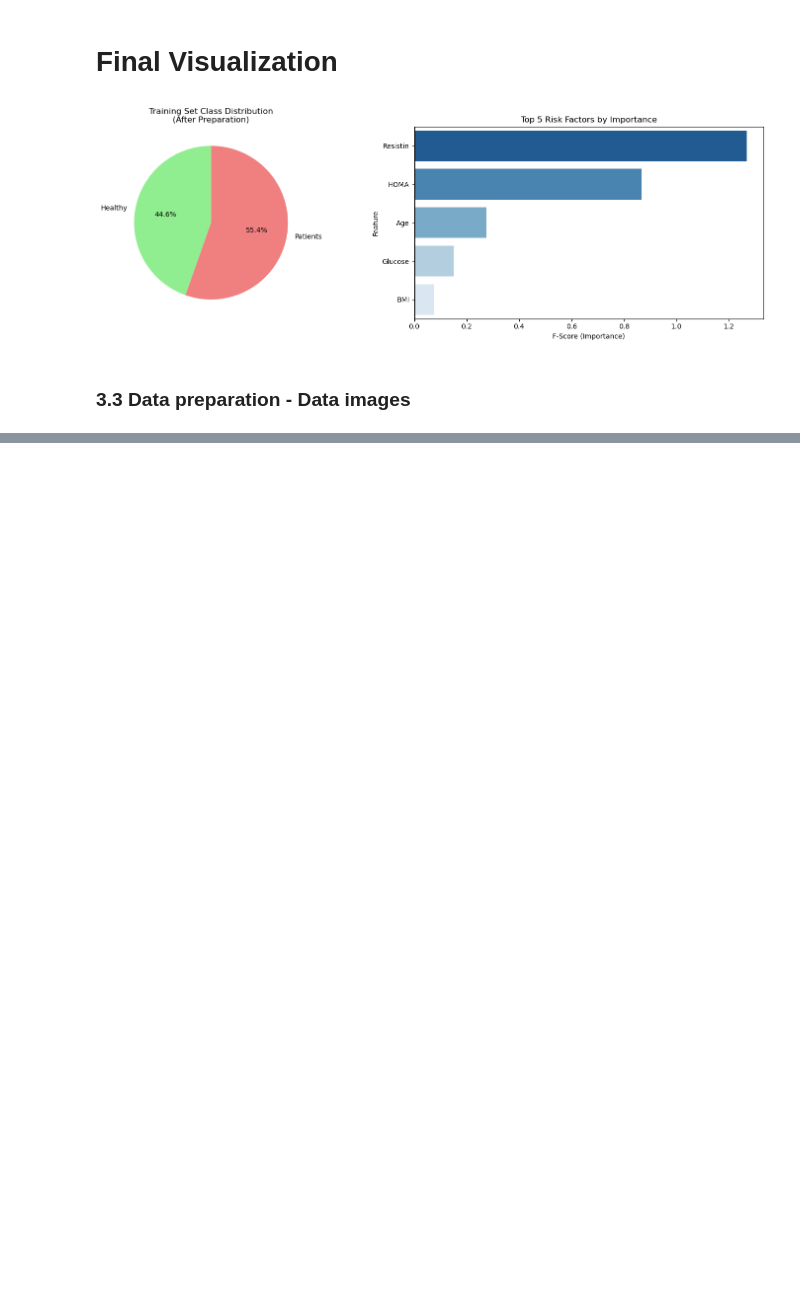
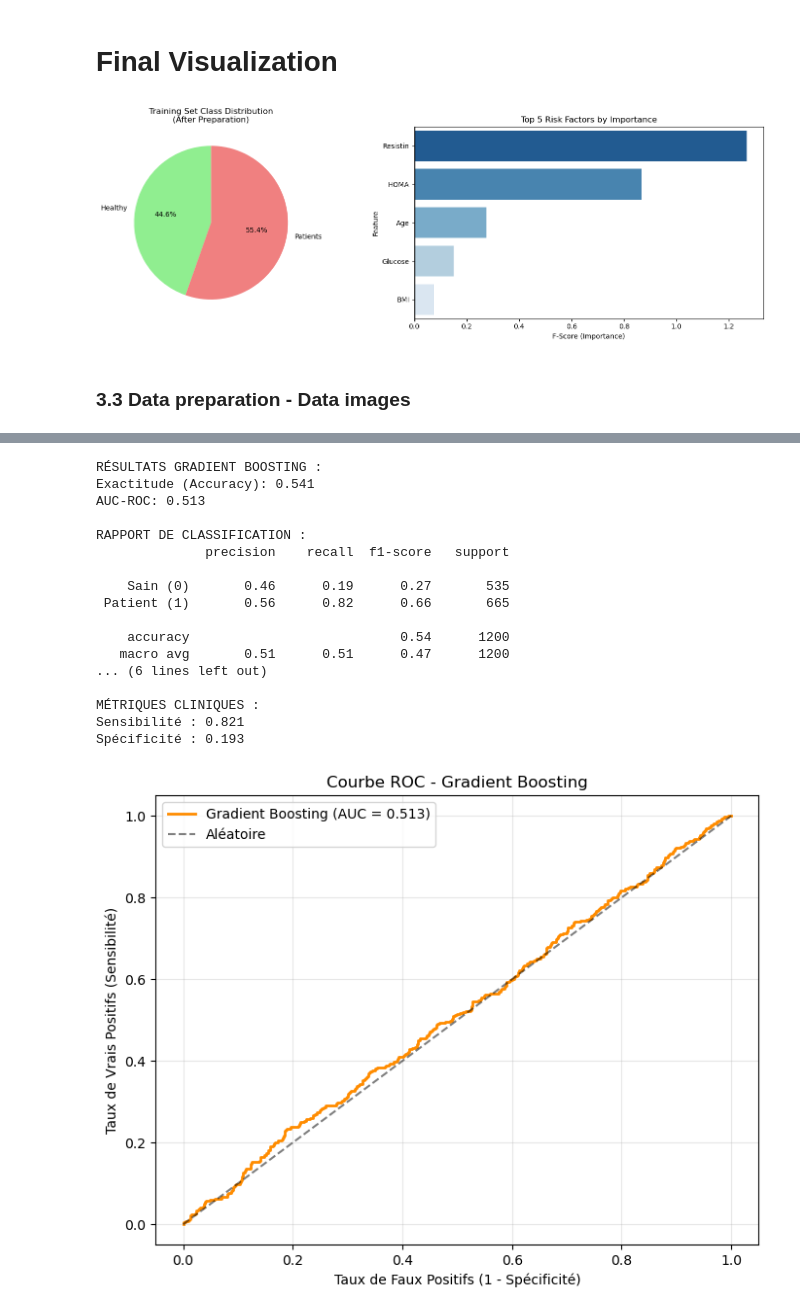
Before and after one commit to RayanAloui/Breast_Cancer_Detection_Project, a Jupyter notebook: Projet final MLA.ipynb, the cells around one changed output, grey strips where cells are left out. Saved outputs shown, nothing was run; the diff lists cells and outputs as text; code cells hidden in the pictures; blank space fills up the shorter version.

```diff
--- a/Projet final MLA.ipynb
+++ b/Projet final MLA.ipynb
@@ -1191,0 +3287,19 @@ test_ds = test_ds.map(load_preprocess).batch(64).prefetch(1)
+# %%
+model_gb = GradientBoostingClassifier(
+    n_estimators=200,           # Nombre d'arbres
+    learning_rate=0.05,         # Taux d'apprentissage faible pour meilleure généralisation
+    max_depth=3,                # Profondeur limitée
+    min_samples_split=20,       # Au moins 20 échantillons pour diviser
+    min_samples_leaf=10,        # Au moins 10 échantillons par feuille
+    subsample=0.8,              # Utilise 80% des données par arbre (réduit overfitting)
+    max_features='sqrt',        # sqrt(n_features) par split
+    random_state=42
+)
+
+# 2. ENTRAÎNEMENT
+print("Entraînement du Gradient Boosting...")
+model_gb.fit(X_train_eng, y_train)
+
+# 3. PRÉDICTIONS
+y_pred_gb = model_gb.predict(X_test_eng)
+y_proba_gb = model_gb.predict_proba(X_test_eng)[:, 1]
@@ -1191,0 +3428,60 @@ test_ds = test_ds.map(load_preprocess).batch(64).prefetch(1)
+# %%
+accuracy = accuracy_score(y_test, y_pred_gb)
+auc = roc_auc_score(y_test, y_proba_gb)
+
+print(f"\nRÉSULTATS GRADIENT BOOSTING :")
+print(f"Exactitude (Accuracy): {accuracy:.3f}")
+print(f"AUC-ROC: {auc:.3f}")
+
+# Rapport détaillé
+print("\nRAPPORT DE CLASSIFICATION :")
+print(classification_report(y_test, y_pred_gb,
+                          target_names=['Sain (0)', 'Patient (1)']))
+
+# 5. MATRICE DE CONFUSION
+cm = confusion_matrix(y_test, y_pred_gb)
+print("\nMATRICE DE CONFUSION :")
+print(f"Vrais Négatifs: {cm[0,0]} | Faux Positifs: {cm[0,1]}")
+print(f"Faux Négatifs: {cm[1,0]} | Vrais Positifs: {cm[1,1]}")
+
+# Métriques cliniques
+sensibilite = cm[1,1] / (cm[1,1] + cm[1,0]) if (cm[1,1] + cm[1,0]) > 0 else 0
+specificite = cm[0,0] / (cm[0,0] + cm[0,1]) if (cm[0,0] + cm[0,1]) > 0 else 0
+
+print(f"\nMÉTRIQUES CLINIQUES :")
+print(f"Sensibilité : {sensibilite:.3f}")
+print(f"Spécificité : {specificite:.3f}")
+
+# 7. COURBE ROC
+from sklearn.metrics import roc_curve
+
+fpr, tpr, thresholds = roc_curve(y_test, y_proba_gb)
+
+plt.figure(figsize=(8, 6))
+plt.plot(fpr, tpr, label=f'Gradient Boosting (AUC = {auc:.3f})', color='darkorange', linewidth=2)
+plt.plot([0, 1], [0, 1], 'k--', label='Aléatoire', alpha=0.5)
+plt.xlabel('Taux de Faux Positifs (1 - Spécificité)')
+plt.ylabel('Taux de Vrais Positifs (Sensibilité)')
+plt.title('Courbe ROC - Gradient Boosting')
+plt.legend()
+plt.grid(True, alpha=0.3)
+plt.show()
+# %% [output]
+RÉSULTATS GRADIENT BOOSTING :
+Exactitude (Accuracy): 0.541
+AUC-ROC: 0.513
+
+RAPPORT DE CLASSIFICATION :
+              precision    recall  f1-score   support
+
+    Sain (0)       0.46      0.19      0.27       535
+ Patient (1)       0.56      0.82      0.66       665
+
+    accuracy                           0.54      1200
+   macro avg       0.51      0.51      0.47      1200
+... (6 lines left out)
+
+MÉTRIQUES CLINIQUES :
+Sensibilité : 0.821
+Spécificité : 0.193
+[figure, added]
```
Also changed, not shown: parts of 56 cells of this notebook.
